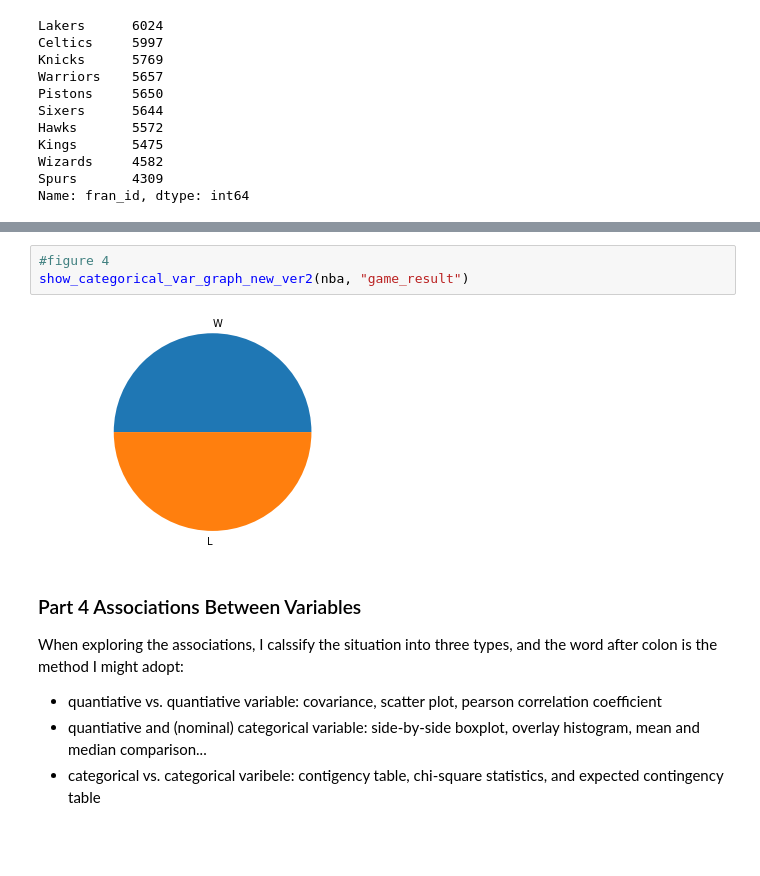
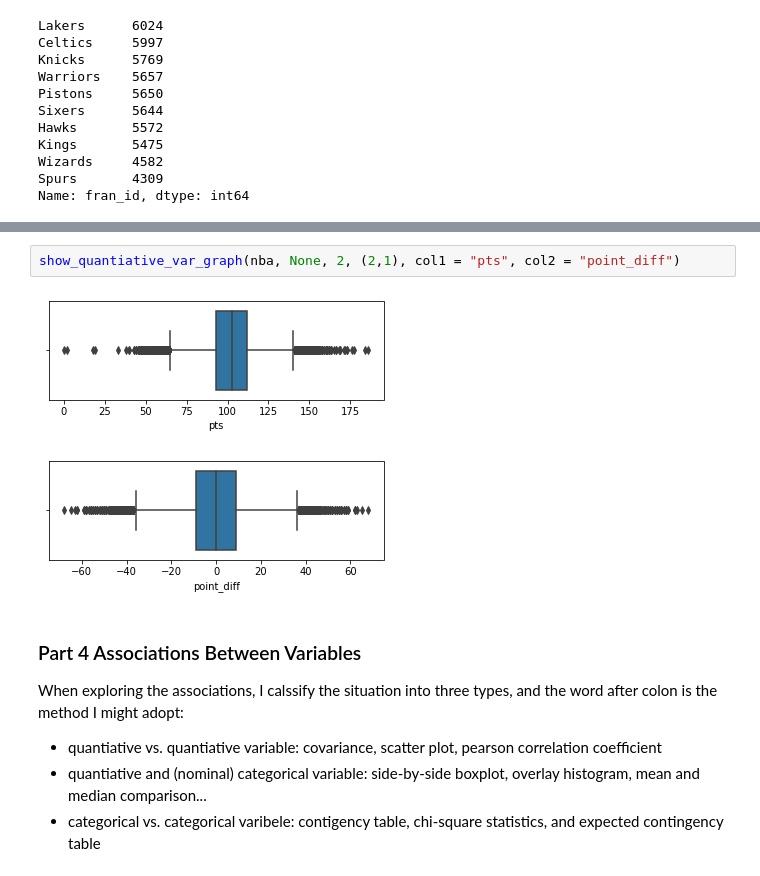
Before and after one commit to Frankkao813/DataAnalysis, a Jupyter notebook: Data Interpretation/NBA_trends.ipynb, the cells around one changed output, grey strips where cells are left out. Saved outputs shown, nothing was run; the diff lists cells and outputs as text; blank space fills up the shorter version.

```diff
--- a/Data Interpretation/NBA_trends.ipynb
+++ b/Data Interpretation/NBA_trends.ipynb
@@ -254,8 +299,8 @@ show_categorical_var_graph_new_ver2(nba, "game_location")
-# %%
-#figure 4
-show_categorical_var_graph_new_ver2(nba, "game_result")
-# %% [output]
-[figure, removed]
+# %%
+show_quantiative_var_graph(nba, None, 2, (2,1), col1 = "pts", col2 = "point_diff")
+# %% [output]
+[figure, added]
+[figure, added]
 # %% [markdown]
 ### Part 4 Associations Between Variables
 
```
Also changed, not shown: parts of 13 cells of this notebook.
